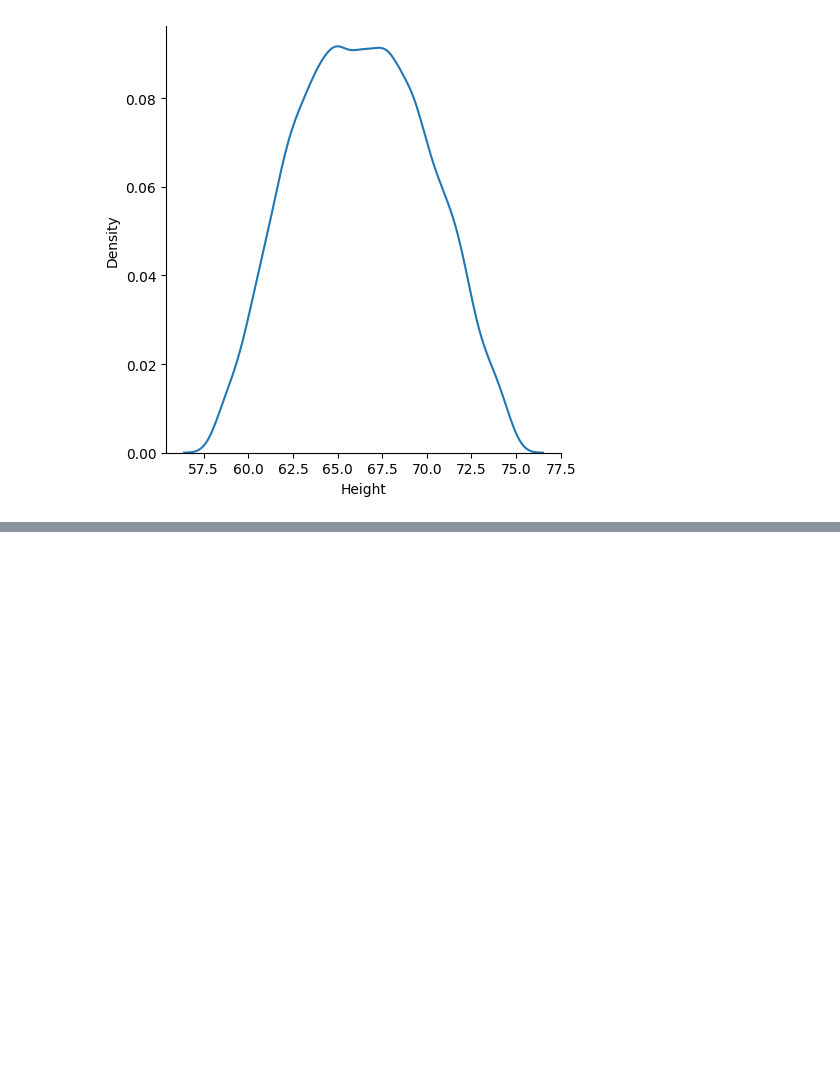
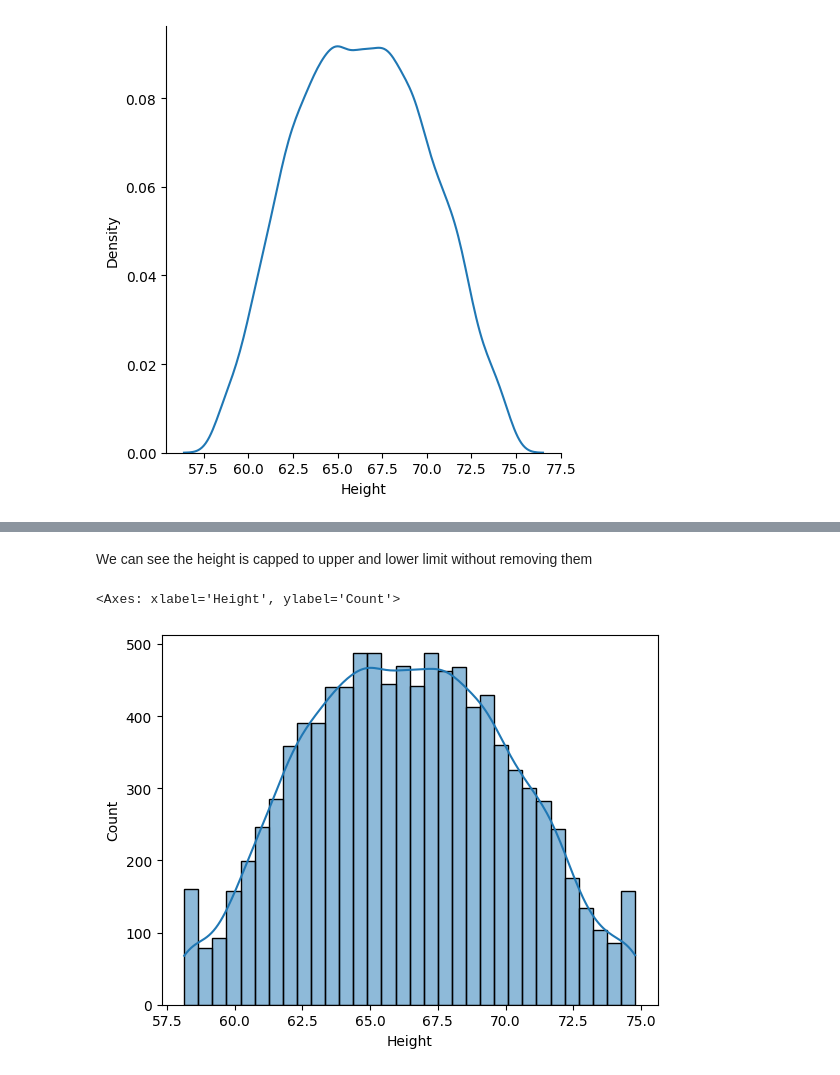
Before and after one commit to Foolmannn/ml-learnings, a Jupyter notebook: 5FeatureEngineering/OutliersDetection_Removal/Percentile_Method/outlierRemoval_percentileMethod_Winsorization.ipynb, the cells around one changed output, grey strips where cells are left out. Cells and saved outputs as stored; diff of their text form; code cells hidden in the pictures; blank space fills up the shorter version.

```diff
--- a/5FeatureEngineering/OutliersDetection_Removal/Percentile_Method/outlierRemoval_percentileMethod_Winsorization.ipynb
+++ b/5FeatureEngineering/OutliersDetection_Removal/Percentile_Method/outlierRemoval_percentileMethod_Winsorization.ipynb
@@ -105,4 +124,9 @@ df['Height'].describe()
+# %% [markdown]
+We can see the height is capped to upper and lower limit without removing them
 # %%
-sns.distplot(df['Height'])
+sns.histplot(df['Height'],kde=True)
+# %% [output]
+<Axes: xlabel='Height', ylabel='Count'>
+[figure, added]
 # %%
 sns.boxplot(df['Height'])
```
Also changed, not shown: parts of 7 cells of this notebook, 1 other file.
